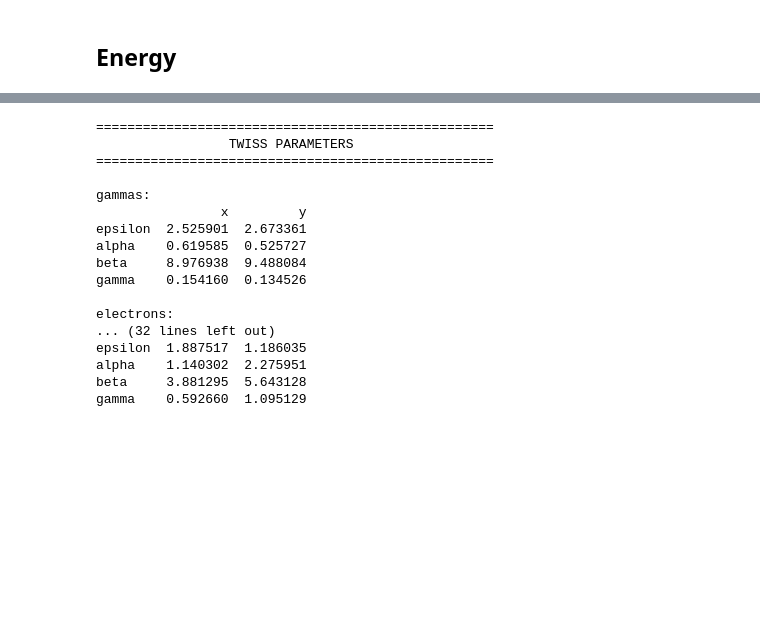
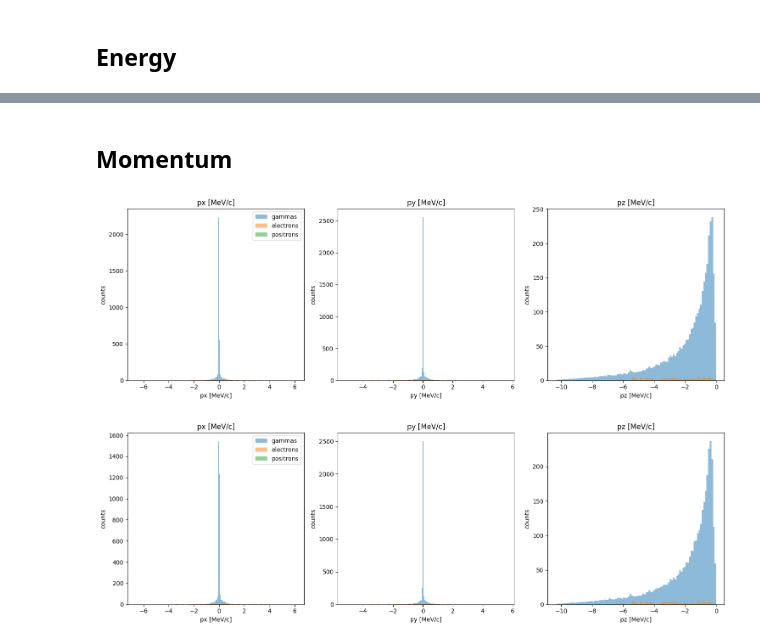
Before and after one commit to bwheelz36/ParticlePhaseSpace, a Jupyter notebook: examples/grid_merge.ipynb, the cells around one changed output, grey strips where cells are left out. Cells and saved outputs as stored; diff of their text form; code cells hidden in the pictures; blank space fills up the shorter version.

```diff
--- a/examples/grid_merge.ipynb
+++ b/examples/grid_merge.ipynb
@@ -106,21 +100,8 @@ new_PS.plot_transverse_trace_space_hist_2D(xlim=[-5,5], ylim=[-1,1])
-# %%
-PS.print_twiss_parameters()
-new_PS.print_twiss_parameters()
-# %% [output]
-===================================================
-                 TWISS PARAMETERS
-===================================================
-
-gammas:
-                x         y
-epsilon  2.525901  2.673361
-alpha    0.619585  0.525727
-beta     8.976938  9.488084
-gamma    0.154160  0.134526
-
-electrons:
-... (32 lines left out)
-epsilon  1.887517  1.186035
-alpha    1.140302  2.275951
-beta     3.881295  5.643128
-gamma    0.592660  1.095129
+# %% [markdown]
+## Momentum
+# %%
+PS.plot_momentum_hist_1D()
+new_PS.plot_momentum_hist_1D()
+# %% [output]
+[figure, added]
+[figure, added]
```
Also changed, not shown: parts of 10 cells of this notebook, 1 other file.
